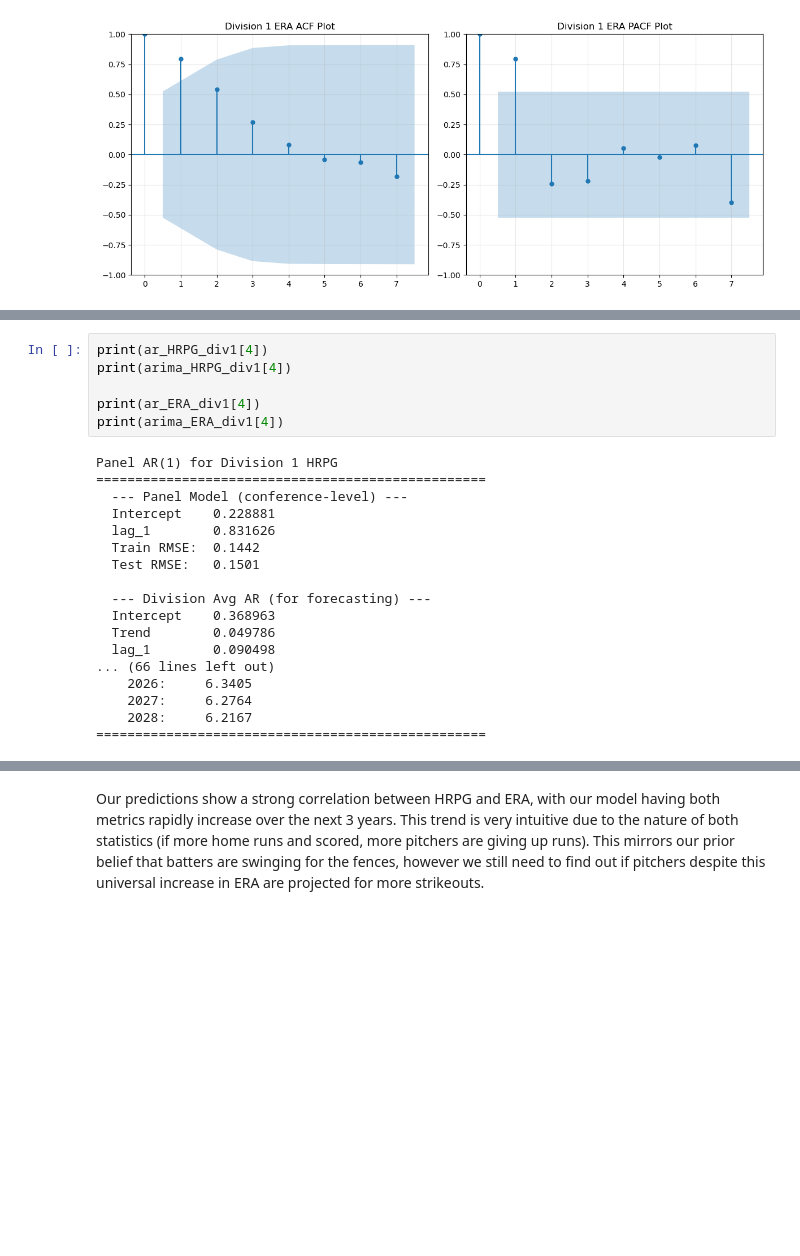
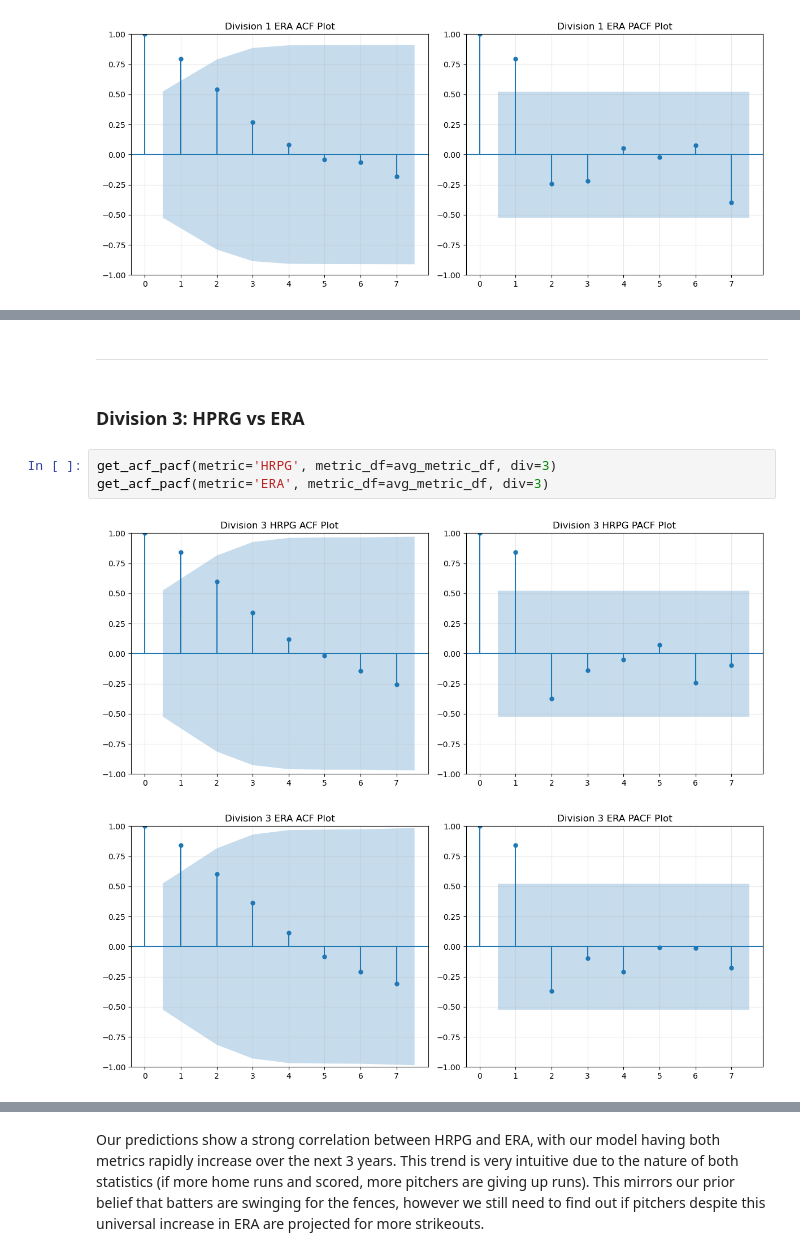
Before and after one commit to jeremym3817/DS4420-BiggsMarino-Final-Project, a Jupyter notebook: Jeremy Marino - DS4420 TimeSeries.ipynb, the cells around one changed output, grey strips where cells are left out. Drawn from its saved outputs; the diff is of its cells as text; blank space fills up the shorter version.

```diff
--- a/Jeremy Marino - DS4420 TimeSeries.ipynb
+++ b/Jeremy Marino - DS4420 TimeSeries.ipynb
@@ -916,24 +942,10 @@ arima_ERA_div1 = list(panel_ma(divison_3_df, 'ERA', div=3, order=(1,0,1), displa
-# %%
-print(ar_HRPG_div1[4])
-print(arima_HRPG_div1[4])
-
-print(ar_ERA_div1[4])
-print(arima_ERA_div1[4])
-# %% [output]
-Panel AR(1) for Division 1 HRPG
-==================================================
-  --- Panel Model (conference-level) ---
-  Intercept    0.228881
-  lag_1        0.831626
-  Train RMSE:  0.1442
-  Test RMSE:   0.1501
-
-  --- Division Avg AR (for forecasting) ---
-  Intercept    0.368963
-  Trend        0.049786
-  lag_1        0.090498
-... (66 lines left out)
-    2026:     6.3405
-    2027:     6.2764
-    2028:     6.2167
-==================================================
+# %% [markdown]
+***
+# %% [markdown]
+### Division 3: HPRG vs ERA
+# %%
+get_acf_pacf(metric='HRPG', metric_df=avg_metric_df, div=3)
+get_acf_pacf(metric='ERA', metric_df=avg_metric_df, div=3)
+# %% [output]
+[figure, added]
+[figure, added]
```
Also changed, not shown: parts of 45 cells of this notebook.
